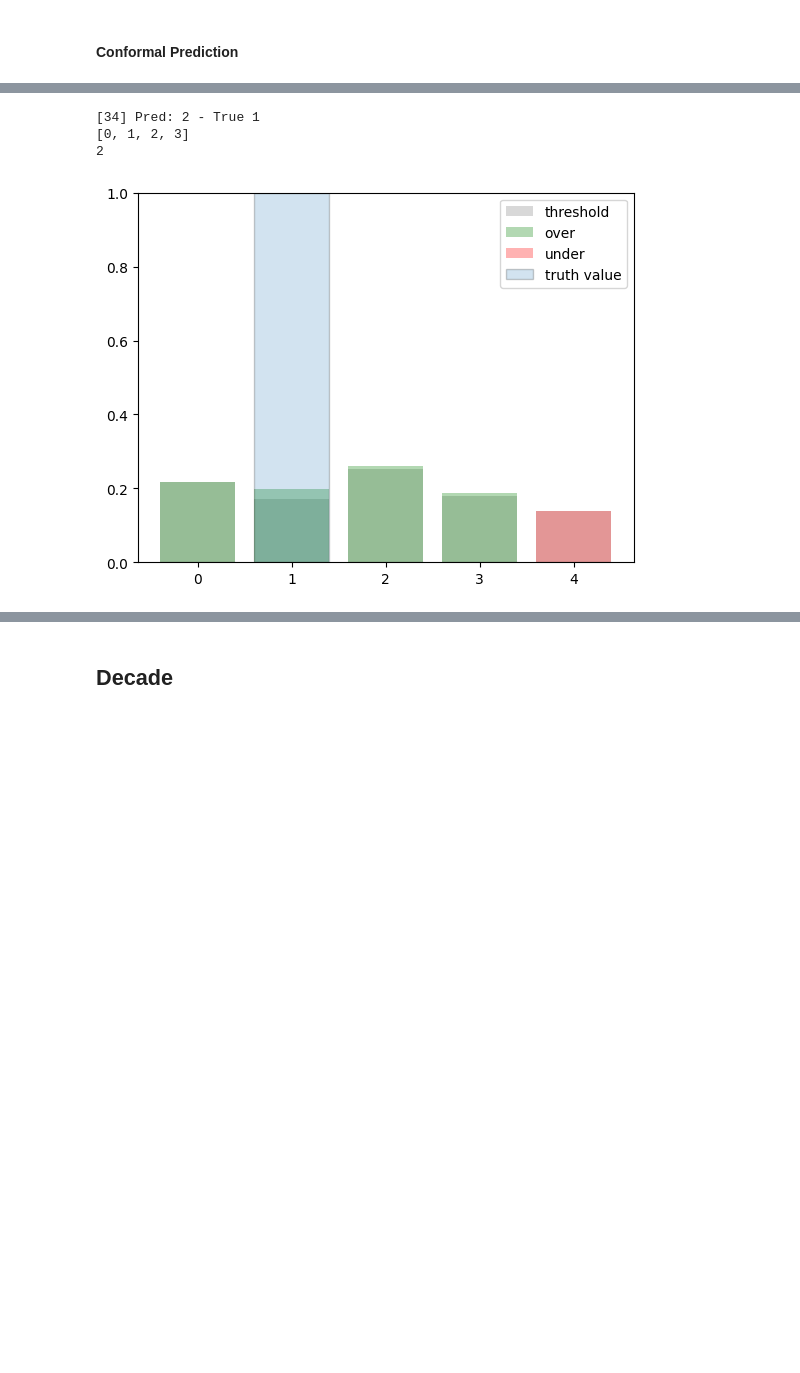
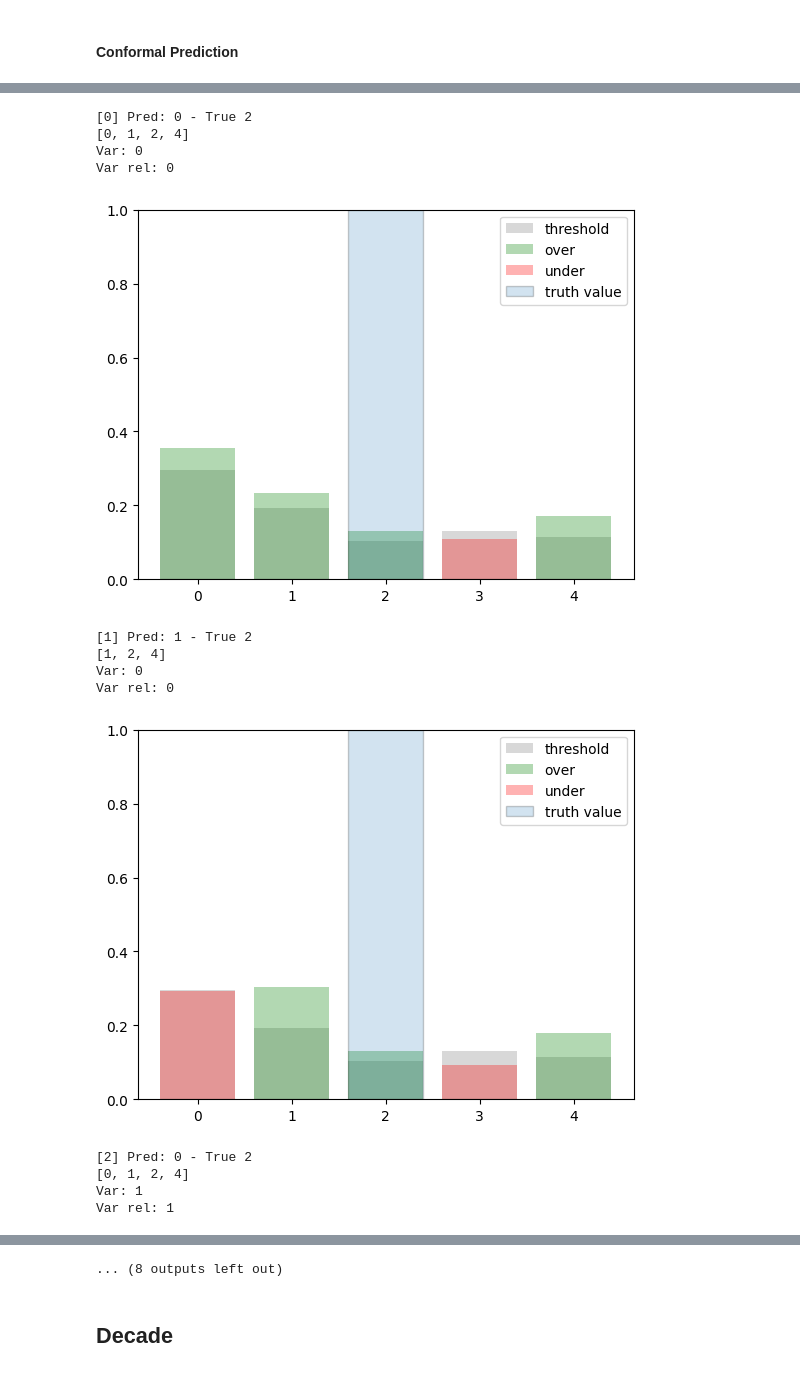
Before and after one commit to alocaputo/icdar2025_colie_task2, a Jupyter notebook: non_merging.ipynb, the cells around one changed output, grey strips where cells are left out. Saved outputs shown, nothing was run; the diff lists cells and outputs as text; code cells hidden in the pictures; blank space fills up the shorter version.

```diff
--- a/non_merging.ipynb
+++ b/non_merging.ipynb
@@ -1058,12 +849,12 @@ for class_idx, scores in class_nonconformity_21.items():
 # %%
-test_preds_21 = []
-test_intervals_21 = []
-test_true_21 = []
-test_probs_21 = []
+test_preds_21_old = []
+test_intervals_21_old = []
+test_true_21_old = []
+test_probs_21_old = []
 
 with torch.no_grad():
     for text, labels in tqdm(test_21_dataloader):
-        tokens = tokenizer(text, padding='max_length', truncation=True, return_tensors="pt", max_length=512*3).to(device)
+        tokens = tokenizer(text, padding='max_length', truncation=True, return_tensors="pt", max_length=512).to(device)
         output = model_century_classifier(**tokens)
         probabilities = torch.softmax(output, dim=1)
         predictions = output.argmax(dim=1)
@@ -1074,11 +865,11 @@ with torch.no_grad():
             prediction_set = []
             for label in range(5):
                 # Use threshold specific to the candidate class
-                if 1 - prob[label].item() <= class_thresholds_21[label]:
+                if 1 - prob[label].item() <= class_thresholds_21_old[label]:
                     prediction_set.append(label)
 
-            test_preds_21.append(pred)
-            test_intervals_21.append(prediction_set)
-            test_true_21.append(true_label)
-            test_probs_21.append(prob.detach().cpu().numpy())
+            test_preds_21_old.append(pred)
+            test_intervals_21_old.append(prediction_set)
+            test_true_21_old.append(true_label)
+            test_probs_21_old.append(prob.detach().cpu().numpy())
 # %%
@@ -1190,37 +993,53 @@ print(tabulate(table_data,
 +-----------------+----------------+---------------+---------------+----------------+---------------+--------------+
 # %%
-limit = 1
+limit = 10
 for idx in range(len(test_probs_21)):
     ex_prob = test_probs_21[idx]
-    if np.argmax(ex_prob) == test_true_21[idx]:
+    #if np.argmax(ex_prob) == test_true_21[idx]:
+    #    continue
+
+    # if abs(np.argmax(ex_prob) - test_true_21[idx]) < 2:
+    #    continue
+    tidx = X_test_21[idx]
+    tidx = int(tidx.replace('valid_text', '').replace('.txt', ''))
+    if tidx in blacklist_valid:
+        print('ok')
         continue
 
-    #if abs(np.argmax(ex_prob) - test_true_21[idx]) < 5:
-    #    continue
-
-    print(f"[{idx}] Pred: {np.argmax(ex_prob)} - True {test_true_21[idx]}")
+    print(f"[{idx}] Pred: {test_preds_argmax_int_21[idx]} - True {test_true_21[idx]}")
     print(test_intervals_21[idx])
-    print(test_preds_21[idx])
+    print(f"Var: {test_preds_var_21[idx]}")
+    print(f"Var rel: {test_preds_var_rel_21[idx]}")
     oks = [ x if 1 - x <= y else 0  for x, y in zip(ex_prob, class_thresholds_21.values()) ]
     not_oks = [ x if 1 - x > y else 0  for x, y in zip(ex_prob, class_thresholds_21.values()) ]
 
     plt.bar(class_thresholds_21.keys(), [ 1 - x for x in class_thresholds_21.values()], color='grey', alpha=0.3, label='threshold')
     #plt.bar(range(43), ex_prob, alpha=0.3)
     plt.bar(range(5), oks, alpha=0.3, color='green', label='over')
     plt.bar(range(5), not_oks, alpha=0.3, color='red', label='under')
 
     gt = np.zeros(5)
     gt[test_true_21[idx]] = 1
     plt.bar(range(5), gt, alpha=0.2, edgecolor='black', label='truth value')
     plt.ylim(0,1)
     plt.legend()
     plt.show()
 
     limit -= 1
     if limit == 0:
         break
 # %% [output]
-[34] Pred: 2 - True 1
-[0, 1, 2, 3]
-2
+[0] Pred: 0 - True 2
+[0, 1, 2, 4]
+Var: 0
+Var rel: 0
-[figure, old version]
+[figure, new version]
+[1] Pred: 1 - True 2
+[1, 2, 4]
+Var: 0
+Var rel: 0
+[figure, added]
+[2] Pred: 0 - True 2
+[0, 1, 2, 4]
+Var: 1
+Var rel: 1
@@ -1227,3 +1062,4 @@ for idx in range(len(test_probs_21)):
+... (8 outputs left out)
 # %% [markdown]
 ## Decade
 # %%
```
Also changed, not shown: parts of 52 cells of this notebook, 1 other file.
